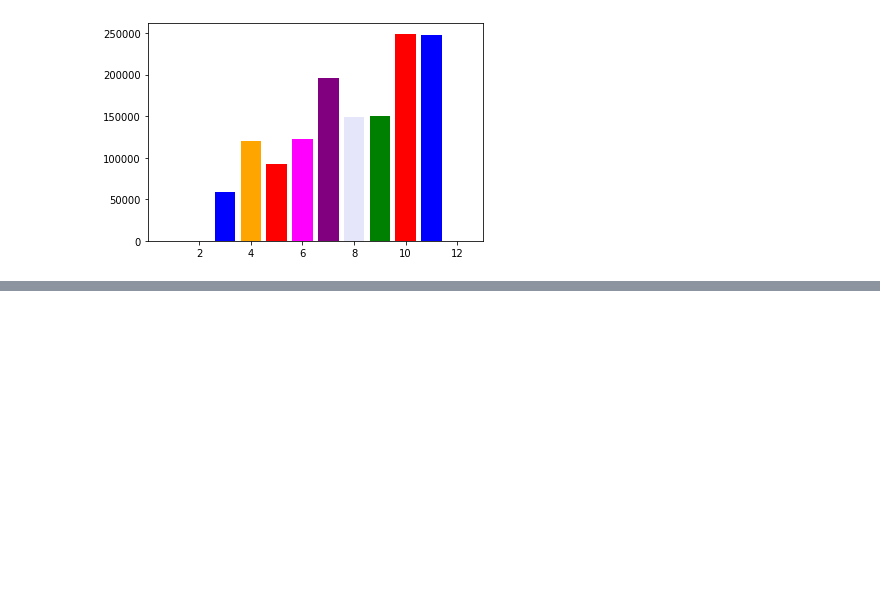
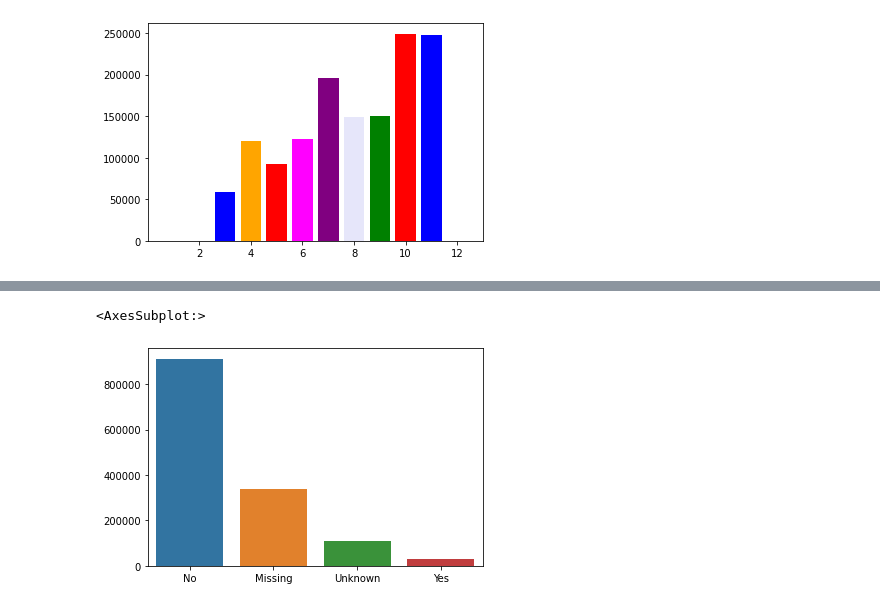
Before and after one commit to ahsanGoheer/Covid-19-Case-Surveillance-Kaggle-Dataset, a Jupyter notebook: Data_Processing.ipynb, the cells around one changed output, grey strips where cells are left out. Cells and saved outputs as stored; diff of their text form; code cells hidden in the pictures; blank space fills up the shorter version.

```diff
--- a/Data_Processing.ipynb
+++ b/Data_Processing.ipynb
@@ -219,0 +222,5 @@ plt.bar(x=df["Race"].value_counts().index,height=df["Race"].value_counts().value
+# %%
+sns.barplot(x=df["death_yn"].value_counts().index,y=df["death_yn"].value_counts().values)
+# %% [output]
+<AxesSubplot:>
+[figure, added]
```
Also changed, not shown: parts of 8 cells of this notebook.
